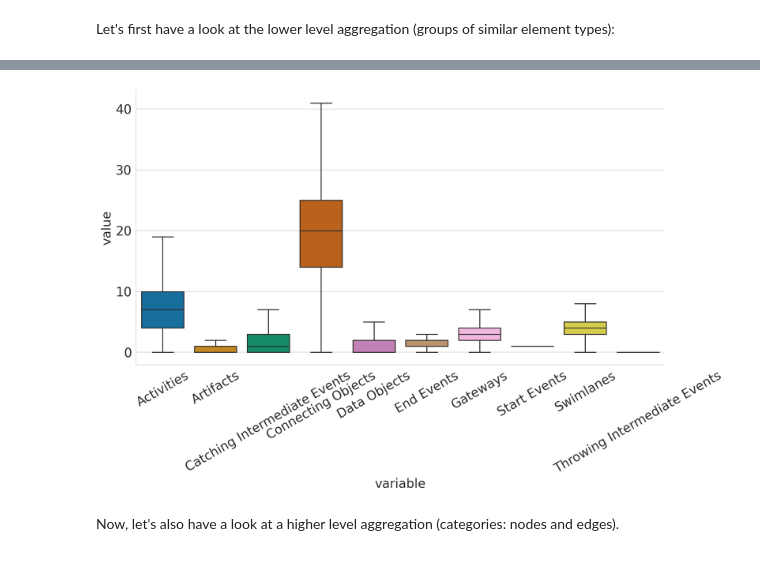
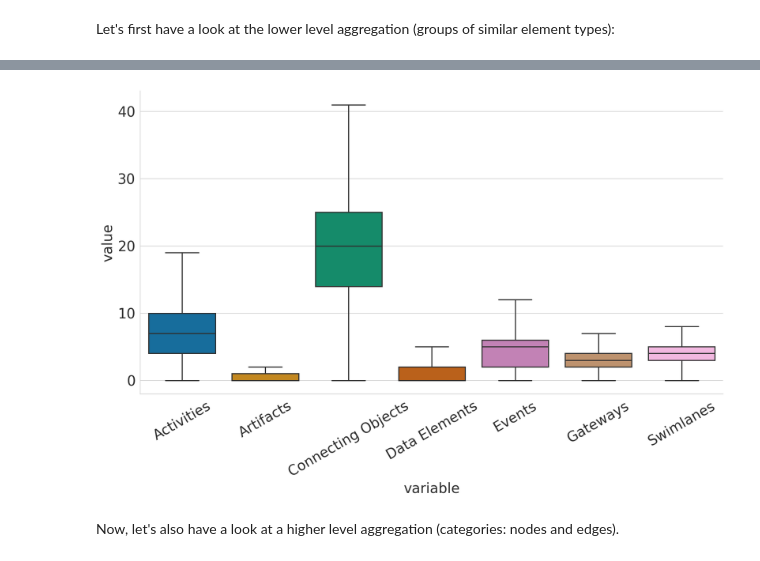
Before and after one commit to signavio/sap-sam, a Jupyter notebook: notebooks/2_properties.ipynb, the cells around one changed output, grey strips where cells are left out. Drawn from its saved outputs; the diff is of its cells as text; code cells hidden in the pictures.

Commit message:
changed mappings for element type groups

```diff
--- a/notebooks/2_properties.ipynb
+++ b/notebooks/2_properties.ipynb
@@ -581,12 +562,12 @@ Throwing Intermediate Events & 0.400000 & 1.400000 & 0.000000 & 0.000000 & 0.000
 # %%
 plt.figure(figsize=(15,8))
 df_low_level["id"] = df_low_level.index
-df_low_level_long = pd.melt(df_low_level, id_vars='id', value_vars=['Activities', 'Artifacts', 'Catching Intermediate Events', 'Connecting Objects', 'Data Objects', 'End Events', 'Gateways', 'Start Events', 'Swimlanes', 'Throwing Intermediate Events'])
+df_low_level_long = pd.melt(df_low_level, id_vars='id', value_vars=['Activities', 'Artifacts', 'Connecting Objects', 'Data Elements', 'Events', 'Gateways', 'Swimlanes'])
 ax=sns.boxplot(x="variable", y="value", data=df_low_level_long,showfliers=False,palette=sns.color_palette("colorblind"))
 ax.set_xticklabels(ax.get_xticklabels(),rotation=30)
 sns.despine()
 # %% [output]
-[figure, old version]
+[figure, new version]
 # %% [markdown]
 Now, let's also have a look at a higher level aggregation (categories: nodes and edges).
 # %%
```
Also changed, not shown: parts of 8 cells of this notebook, 11 other files.
